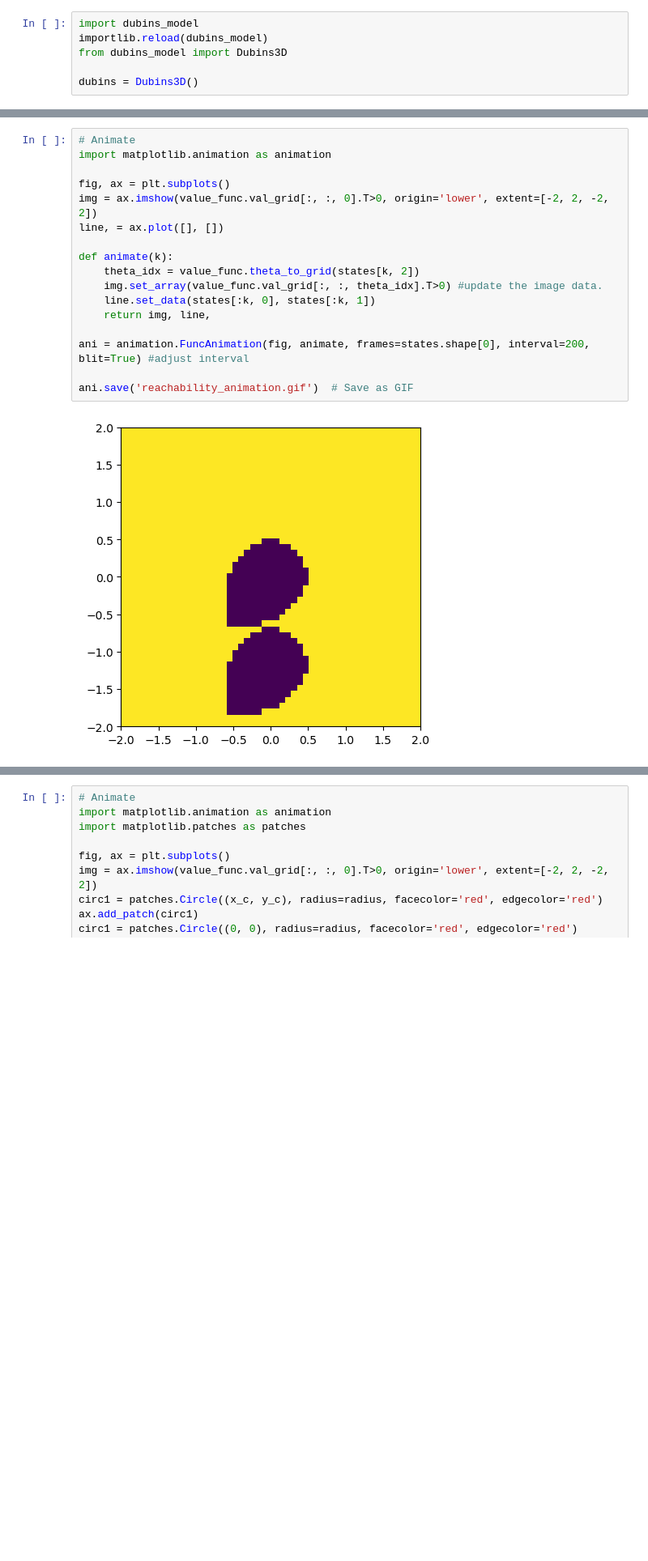
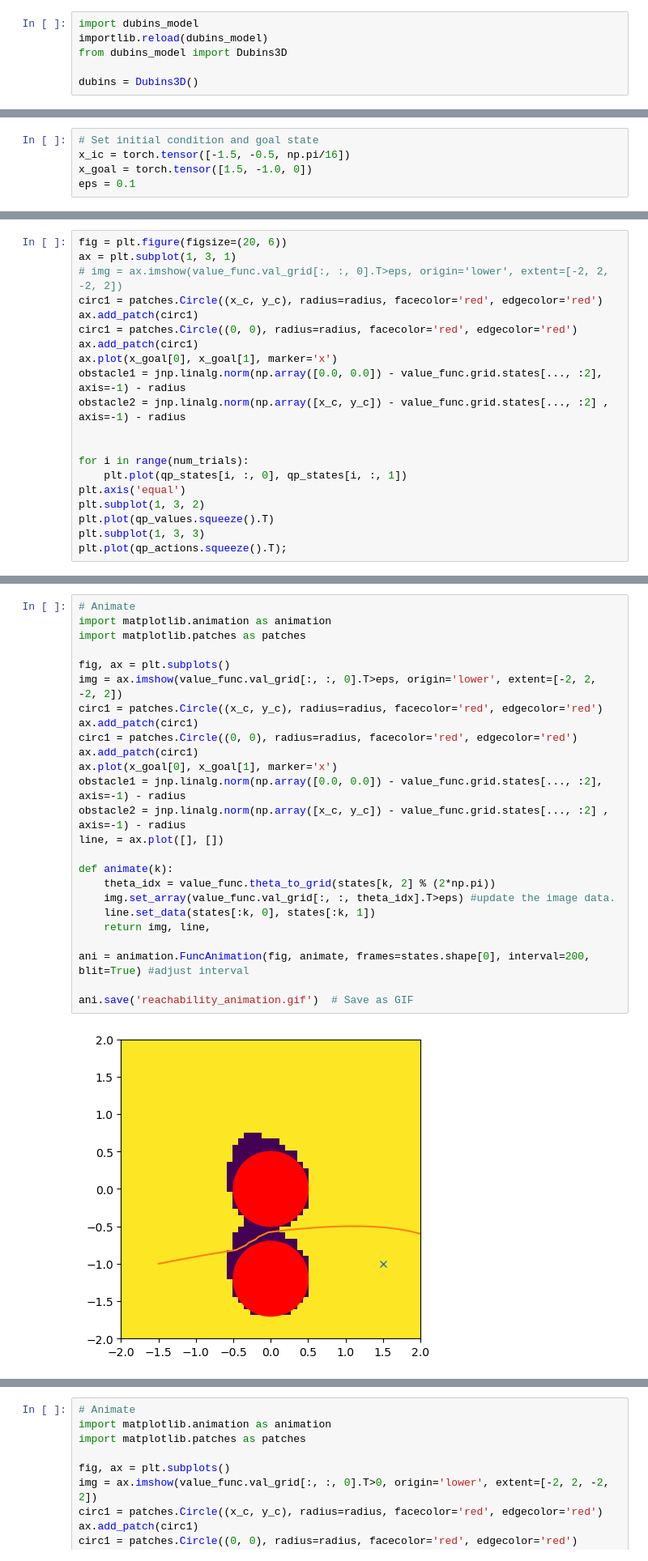
Before and after one commit to stevenwman/latent-affine-safety, a Jupyter notebook: safety_switching.ipynb, the cells around one changed output, grey strips where cells are left out. Shown at 81% size. Saved outputs shown, nothing was run; the diff lists cells and outputs as text; blank space fills up the shorter version.

```diff
--- a/safety_switching.ipynb
+++ b/safety_switching.ipynb
@@ -63,0 +58,5 @@ for k in range(0, N-1):
+# %%
+# Set initial condition and goal state
+x_ic = torch.tensor([-1.5, -0.5, np.pi/16])
+x_goal = torch.tensor([1.5, -1.0, 0])
+eps = 0.1
@@ -63,0 +164,20 @@ for k in range(0, N-1):
+# %%
+fig = plt.figure(figsize=(20, 6))
+ax = plt.subplot(1, 3, 1)
+# img = ax.imshow(value_func.val_grid[:, :, 0].T>eps, origin='lower', extent=[-2, 2, -2, 2])
+circ1 = patches.Circle((x_c, y_c), radius=radius, facecolor='red', edgecolor='red')
+ax.add_patch(circ1)
+circ1 = patches.Circle((0, 0), radius=radius, facecolor='red', edgecolor='red')
+ax.add_patch(circ1)
+ax.plot(x_goal[0], x_goal[1], marker='x')
+obstacle1 = jnp.linalg.norm(np.array([0.0, 0.0]) - value_func.grid.states[..., :2], axis=-1) - radius
+obstacle2 = jnp.linalg.norm(np.array([x_c, y_c]) - value_func.grid.states[..., :2] , axis=-1) - radius
+
+
+for i in range(num_trials):
+    plt.plot(qp_states[i, :, 0], qp_states[i, :, 1])
+plt.axis('equal')
+plt.subplot(1, 3, 2)
+plt.plot(qp_values.squeeze().T)
+plt.subplot(1, 3, 3)
+plt.plot(qp_actions.squeeze().T);
@@ -64,19 +356,27 @@ for k in range(0, N-1):
 # %%
 # Animate
 import matplotlib.animation as animation
+import matplotlib.patches as patches
 
 fig, ax = plt.subplots()
-img = ax.imshow(value_func.val_grid[:, :, 0].T>0, origin='lower', extent=[-2, 2, -2, 2])
+img = ax.imshow(value_func.val_grid[:, :, 0].T>eps, origin='lower', extent=[-2, 2, -2, 2])
+circ1 = patches.Circle((x_c, y_c), radius=radius, facecolor='red', edgecolor='red')
+ax.add_patch(circ1)
+circ1 = patches.Circle((0, 0), radius=radius, facecolor='red', edgecolor='red')
+ax.add_patch(circ1)
+ax.plot(x_goal[0], x_goal[1], marker='x')
+obstacle1 = jnp.linalg.norm(np.array([0.0, 0.0]) - value_func.grid.states[..., :2], axis=-1) - radius
+obstacle2 = jnp.linalg.norm(np.array([x_c, y_c]) - value_func.grid.states[..., :2] , axis=-1) - radius
 line, = ax.plot([], [])
 
 def animate(k):
-    theta_idx = value_func.theta_to_grid(states[k, 2])
-    img.set_array(value_func.val_grid[:, :, theta_idx].T>0) #update the image data.
+    theta_idx = value_func.theta_to_grid(states[k, 2] % (2*np.pi))
+    img.set_array(value_func.val_grid[:, :, theta_idx].T>eps) #update the image data.
     line.set_data(states[:k, 0], states[:k, 1])
     return img, line,
 
 ani = animation.FuncAnimation(fig, animate, frames=states.shape[0], interval=200, blit=True) #adjust interval
 
 ani.save('reachability_animation.gif')  # Save as GIF
 # %% [output]
-[figure, old version]
+[figure, new version]
```
Also changed, not shown: parts of 17 cells of this notebook, 8 other files.
